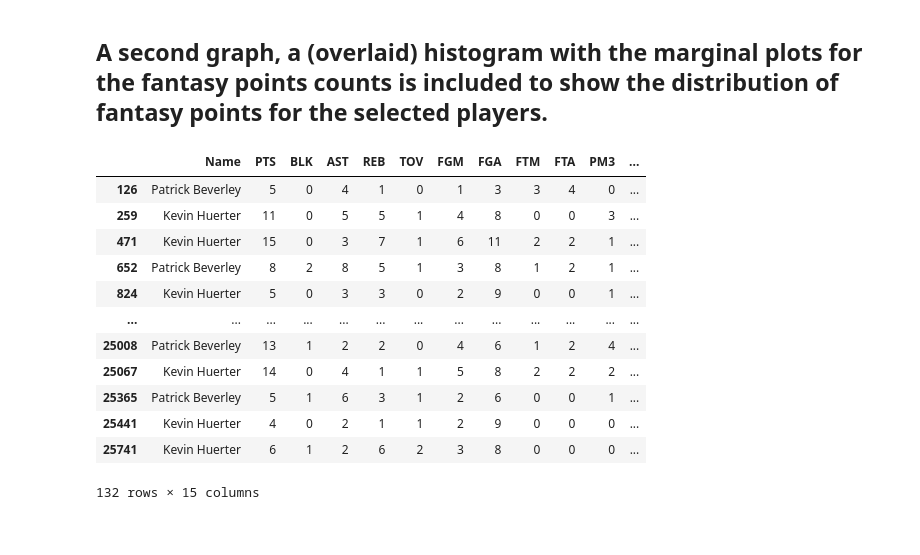
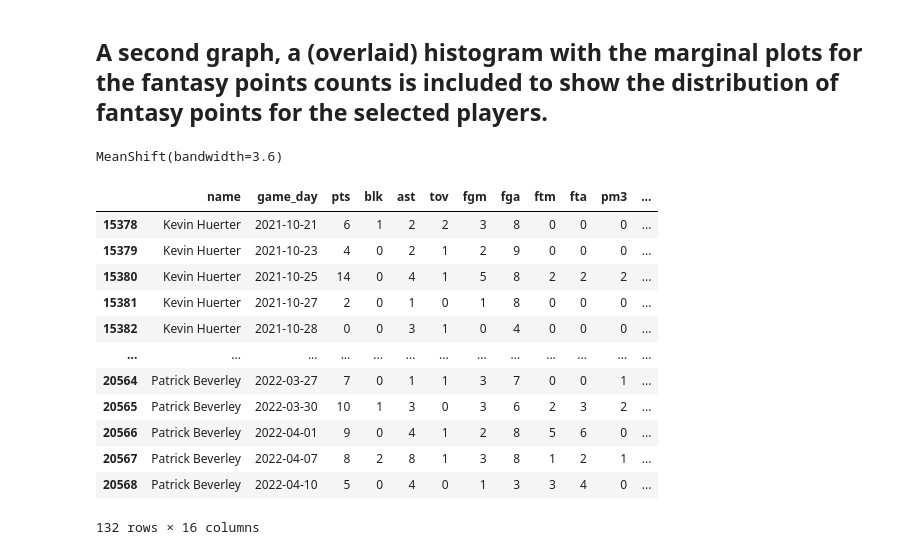
Before and after one commit to Blunt10K/NBA, a Jupyter notebook: notebooks/Fantasy_analysis.ipynb, the cells around one changed output. Cells and saved outputs as stored; diff of their text form; code cells hidden in the pictures.

```diff
--- a/notebooks/Fantasy_analysis.ipynb
+++ b/notebooks/Fantasy_analysis.ipynb
@@ -108,28 +123,30 @@ def drpdwn(i):
 
     return d
 # %%
-# model = MeanShift(bandwidth = 3.6, min_bin_freq = 1)
+model = MeanShift(bandwidth = 3.6, min_bin_freq = 1)
 # %%
-# model.fit(fps["Fantasy Points"].values.reshape((-1,1)))
+model.fit(fps["Fantasy Points"].values.reshape((-1,1)))
+# %% [output]
+MeanShift(bandwidth=3.6)
 # %%
-# labs = {0:'Horrible',2:'Avoid',1:'Temporary',3:'Average',4:'Underrated',
-#         5:'Good',6:'Great',7:'Super',8:'Outstanding'}
+labs = {0:'horrible',2:'below average',1:'average',3:'good',4:'very good',
+        5:'great',6:'outstanding'}
 # %%
-# box_scores['Rating'] = [labs[i] for i in model.predict(box_scores['Rolling'].values.reshape((-1,1)))]
+box_scores['Rating'] = [labs[i] for i in model.predict(box_scores['Rolling'].values.reshape((-1,1)))]
 # %%
-box_scores.loc[box_scores['Name'].isin(['Kevin Huerter','Patrick Beverley'])].sort_values("Game_day",ascending=False)
+box_scores.loc[box_scores['name'].isin(['Kevin Huerter','Patrick Beverley'])]
 # %% [output]
-|  | Name | PTS | BLK | AST | REB | TOV | FGM | FGA | FTM | FTA | PM3 | ... |
-| 126 | Patrick Beverley | 5 | 0 | 4 | 1 | 0 | 1 | 3 | 3 | 4 | 0 | ... |
-| 259 | Kevin Huerter | 11 | 0 | 5 | 5 | 1 | 4 | 8 | 0 | 0 | 3 | ... |
-| 471 | Kevin Huerter | 15 | 0 | 3 | 7 | 1 | 6 | 11 | 2 | 2 | 1 | ... |
-| 652 | Patrick Beverley | 8 | 2 | 8 | 5 | 1 | 3 | 8 | 1 | 2 | 1 | ... |
-| 824 | Kevin Huerter | 5 | 0 | 3 | 3 | 0 | 2 | 9 | 0 | 0 | 1 | ... |
+|  | name | game_day | pts | blk | ast | tov | fgm | fga | ftm | fta | pm3 | ... |
+| 15378 | Kevin Huerter | 2021-10-21 | 6 | 1 | 2 | 2 | 3 | 8 | 0 | 0 | 0 | ... |
+| 15379 | Kevin Huerter | 2021-10-23 | 4 | 0 | 2 | 1 | 2 | 9 | 0 | 0 | 0 | ... |
+| 15380 | Kevin Huerter | 2021-10-25 | 14 | 0 | 4 | 1 | 5 | 8 | 2 | 2 | 2 | ... |
+| 15381 | Kevin Huerter | 2021-10-27 | 2 | 0 | 1 | 0 | 1 | 8 | 0 | 0 | 0 | ... |
+| 15382 | Kevin Huerter | 2021-10-28 | 0 | 0 | 3 | 1 | 0 | 4 | 0 | 0 | 0 | ... |
 | ... | ... | ... | ... | ... | ... | ... | ... | ... | ... | ... | ... | ... |
-| 25008 | Patrick Beverley | 13 | 1 | 2 | 2 | 0 | 4 | 6 | 1 | 2 | 4 | ... |
-| 25067 | Kevin Huerter | 14 | 0 | 4 | 1 | 1 | 5 | 8 | 2 | 2 | 2 | ... |
-| 25365 | Patrick Beverley | 5 | 1 | 6 | 3 | 1 | 2 | 6 | 0 | 0 | 1 | ... |
-| 25441 | Kevin Huerter | 4 | 0 | 2 | 1 | 1 | 2 | 9 | 0 | 0 | 0 | ... |
-| 25741 | Kevin Huerter | 6 | 1 | 2 | 6 | 2 | 3 | 8 | 0 | 0 | 0 | ... |
+| 20564 | Patrick Beverley | 2022-03-27 | 7 | 0 | 1 | 1 | 3 | 7 | 0 | 0 | 1 | ... |
+| 20565 | Patrick Beverley | 2022-03-30 | 10 | 1 | 3 | 0 | 3 | 6 | 2 | 3 | 2 | ... |
+| 20566 | Patrick Beverley | 2022-04-01 | 9 | 0 | 4 | 1 | 2 | 8 | 5 | 6 | 0 | ... |
+| 20567 | Patrick Beverley | 2022-04-07 | 8 | 2 | 8 | 1 | 3 | 8 | 1 | 2 | 1 | ... |
+| 20568 | Patrick Beverley | 2022-04-10 | 5 | 0 | 4 | 0 | 1 | 3 | 3 | 4 | 0 | ... |
-132 rows × 15 columns
+132 rows × 16 columns
 # %%
```
Also changed, not shown: parts of 45 cells of this notebook.
